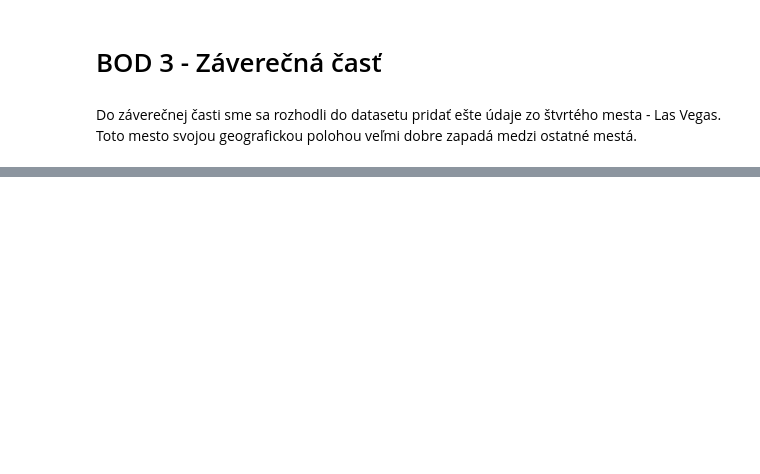
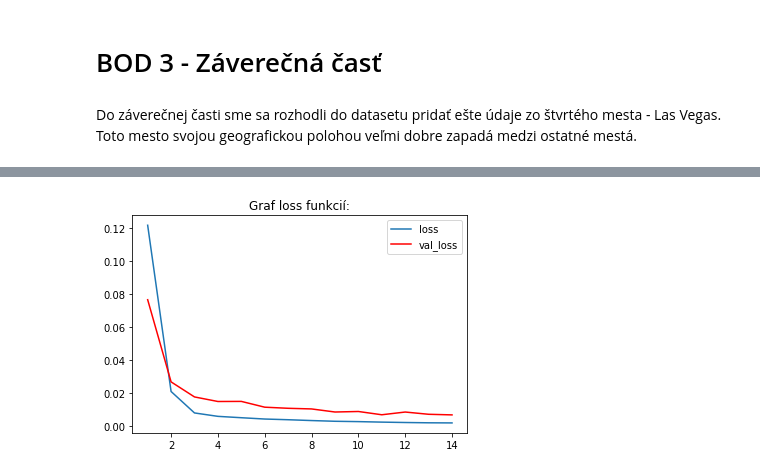
Before and after one commit to bista123/n_siete, a Jupyter notebook: notebooks/final_doc.ipynb, the cells around one changed output, grey strips where cells are left out. Cells and saved outputs as stored; diff of their text form; code cells hidden in the pictures; blank space fills up the shorter version.

```diff
--- a/notebooks/final_doc.ipynb
+++ b/notebooks/final_doc.ipynb
@@ -239,0 +335,4 @@ Loss funkcie
+# %%
+create_graph("./testy/test1/test1.csv", 1)
+# %% [output]
+[figure, added]
```
Also changed, not shown: parts of 79 cells of this notebook.
